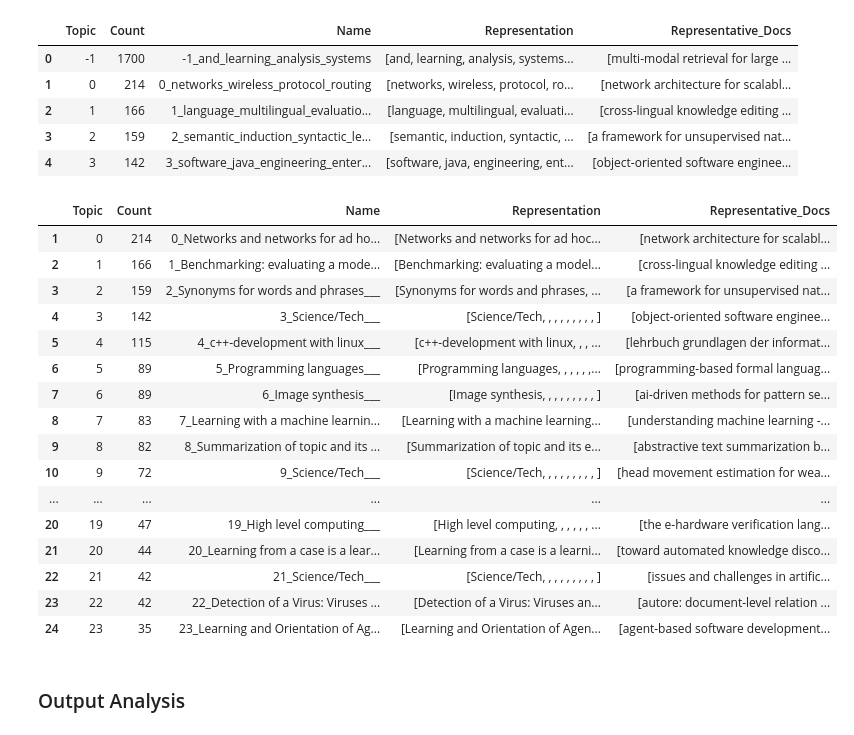
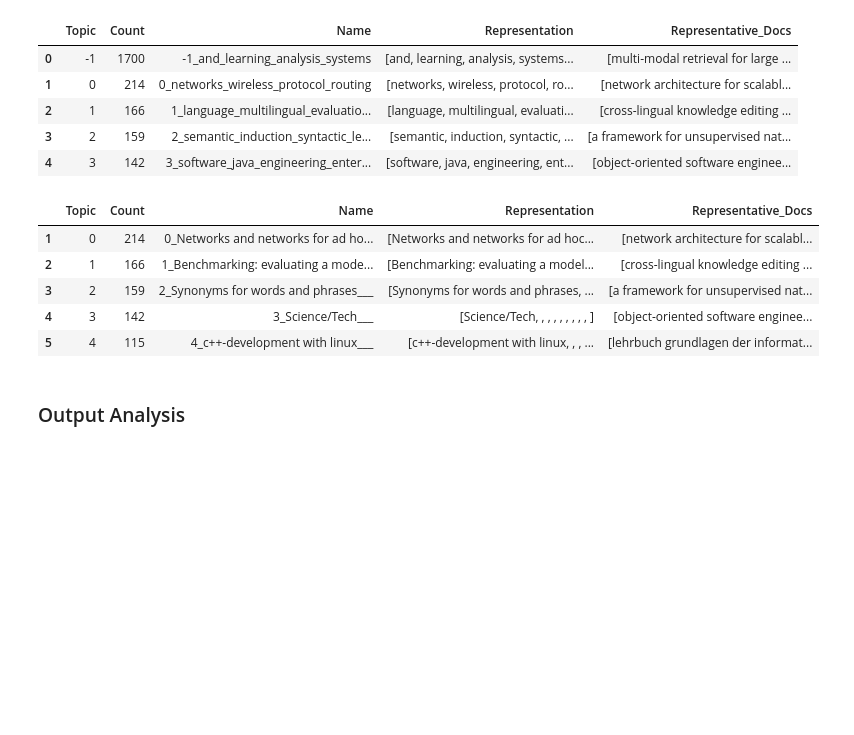
Before and after one commit to JestemSikora/dblp-analysis, a Jupyter notebook: topics_and_trends_discovery.ipynb, the cells around one changed output. Saved outputs shown, nothing was run; the diff lists cells and outputs as text; code cells hidden in the pictures; blank space fills up the shorter version.

```diff
--- a/topics_and_trends_discovery.ipynb
+++ b/topics_and_trends_discovery.ipynb
@@ -100,10 +88,16 @@ year_range = ["2004", "2014", "2024"]
 # %%
+# Important sets, lists and path
+all_top_tags = {"article", "inproceedings", "proceedings", "book",
+                        "incollection", "phdthesis", "mastersthesis", "www", "person", "data"}
+
+year_range = ["2004", "2014", "2024"]
 
 xml_path = r"C:\Users\wikto\OneDrive\Dokumenty\all-datasets\dblp-dataset\dblp.xml"
 
-
+# Initialize the helper class and call the method within to
+# Extract publication data filtered by the specified year range
 helper_class = DataAnalysisHelper(xml_path, all_top_tags)
-publications = year_title_publications = helper_class.parse_publications(year_range)
+publications = helper_class.parse_publications(year_range)
 # %% [output]
 [nltk_data] Downloading package stopwords to
 [nltk_data]     C:\Users\wikto\AppData\Roaming\nltk_data...
@@ -422,33 +373,22 @@ topic_model.update_topics(only_titles_list, representation_model=representation_
 # %%
 # Names of clusters by LLM
 labeled_clusters_df = topic_model.get_topic_info()
 
 # only names named by t5-small model
 topic_names = labeled_clusters_df['Name']
 
 #without noise
 topic_names = topic_names[1:]
 
 labeled_clusters_df = labeled_clusters_df[labeled_clusters_df['Topic'] != -1]
-labeled_clusters_df
+labeled_clusters_df.head()
 # %% [output]
 |  | Topic | Count | Name | Representation | Representative_Docs |
 | 1 | 0 | 214 | 0_Networks and networks for ad ho... | [Networks and networks for ad hoc... | [network architecture for scalabl... |
 | 2 | 1 | 166 | 1_Benchmarking: evaluating a mode... | [Benchmarking: evaluating a model... | [cross-lingual knowledge editing ... |
 | 3 | 2 | 159 | 2_Synonyms for words and phrases___ | [Synonyms for words and phrases, ... | [a framework for unsupervised nat... |
 | 4 | 3 | 142 | 3_Science/Tech___ | [Science/Tech, , , , , , , , , ] | [object-oriented software enginee... |
 | 5 | 4 | 115 | 4_c++-development with linux___ | [c++-development with linux, , , ... | [lehrbuch grundlagen der informat... |
-| 6 | 5 | 89 | 5_Programming languages___ | [Programming languages, , , , , ,... | [programming-based formal languag... |
-| 7 | 6 | 89 | 6_Image synthesis___ | [Image synthesis, , , , , , , , , ] | [ai-driven methods for pattern se... |
-| 8 | 7 | 83 | 7_Learning with a machine learnin... | [Learning with a machine learning... | [understanding machine learning -... |
-| 9 | 8 | 82 | 8_Summarization of topic and its ... | [Summarization of topic and its e... | [abstractive text summarization b... |
-| 10 | 9 | 72 | 9_Science/Tech___ | [Science/Tech, , , , , , , , , ] | [head movement estimation for wea... |
-| ... | ... | ... | ... | ... | ... |
-| 20 | 19 | 47 | 19_High level computing___ | [High level computing, , , , , , ... | [the e-hardware verification lang... |
-| 21 | 20 | 44 | 20_Learning from a case is a lear... | [Learning from a case is a learni... | [toward automated knowledge disco... |
-| 22 | 21 | 42 | 21_Science/Tech___ | [Science/Tech, , , , , , , , , ] | [issues and challenges in artific... |
-| 23 | 22 | 42 | 22_Detection of a Virus: Viruses ... | [Detection of a Virus: Viruses an... | [autore: document-level relation ... |
-| 24 | 23 | 35 | 23_Learning and Orientation of Ag... | [Learning and Orientation of Agen... | [agent-based software development... |
 # %%
 fig = topic_model.visualize_documents(only_titles, reduced_embeddings=reduced_embeddings, width=1200, hide_annotations=True )
 fig.update_layout(font=dict(size=10))
```
Also changed, not shown: parts of 45 cells of this notebook.
